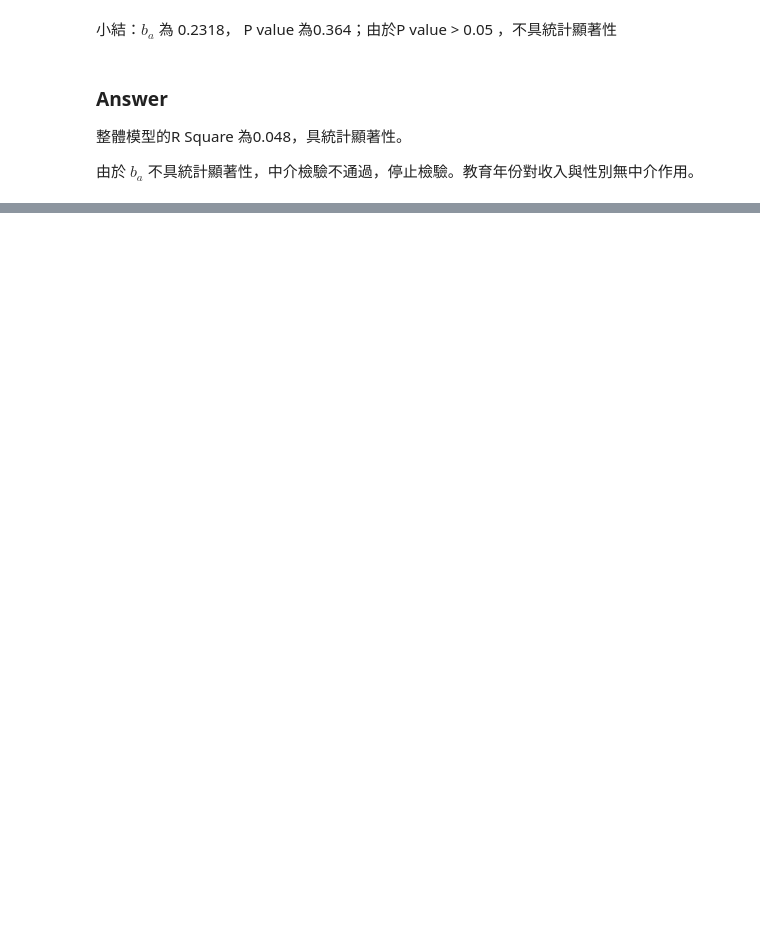
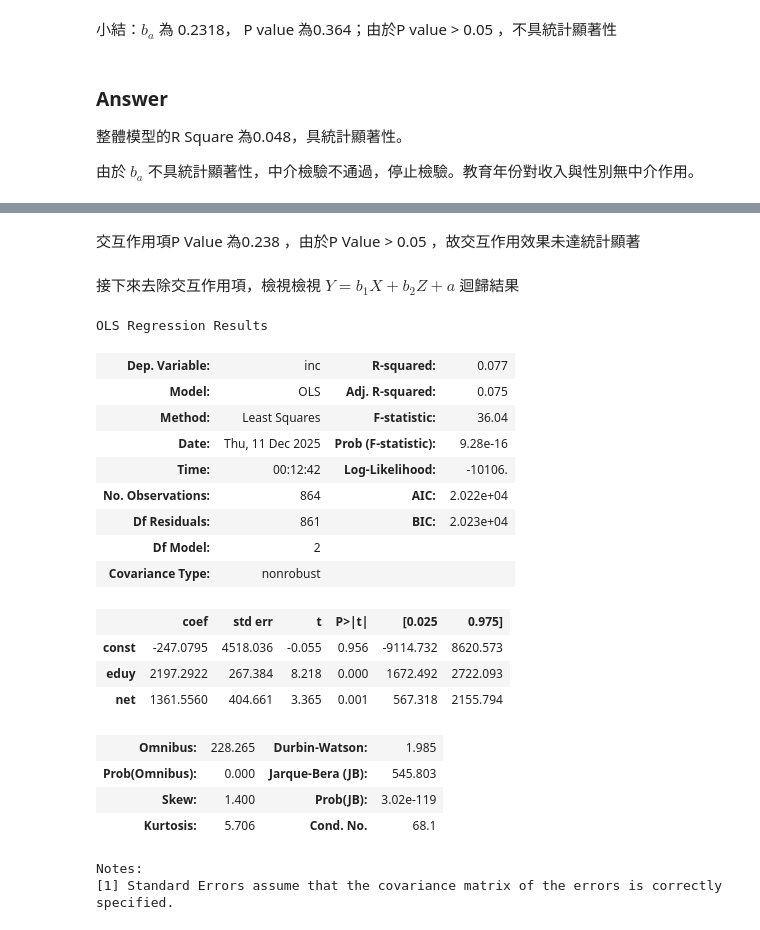
Before and after one commit to WendellLiu/ntpu-social-data-analysis, a Jupyter notebook: notebooks/20251206_homework.ipynb, the cells around one changed output, grey strips where cells are left out. Saved outputs shown, nothing was run; the diff lists cells and outputs as text; code cells hidden in the pictures; blank space fills up the shorter version.

```diff
--- a/notebooks/20251206_homework.ipynb
+++ b/notebooks/20251206_homework.ipynb
@@ -110,0 +165,27 @@ Notes:
+# %% [markdown]
+交互作用項P Value 為0.238 ，由於P Value > 0.05 ，故交互作用效果未達統計顯著
+# %% [markdown]
+接下來去除交互作用項，檢視檢視 $Y = b_1X + b_2Z + a $ 迴歸結果
+# %%
+reports['main_effects_summary']
+# %% [output]
+OLS Regression Results
+| Dep. Variable: | inc | R-squared: | 0.077 |
+| Model: | OLS | Adj. R-squared: | 0.075 |
+| Method: | Least Squares | F-statistic: | 36.04 |
+| Date: | Thu, 11 Dec 2025 | Prob (F-statistic): | 9.28e-16 |
+| Time: | 00:12:42 | Log-Likelihood: | -10106. |
+| No. Observations: | 864 | AIC: | 2.022e+04 |
+| Df Residuals: | 861 | BIC: | 2.023e+04 |
+| Df Model: | 2 |  |  |
+| Covariance Type: | nonrobust |  |  |
+|  | coef | std err | t | P>|t| | [0.025 | 0.975] |
+| const | -247.0795 | 4518.036 | -0.055 | 0.956 | -9114.732 | 8620.573 |
+| eduy | 2197.2922 | 267.384 | 8.218 | 0.000 | 1672.492 | 2722.093 |
+| net | 1361.5560 | 404.661 | 3.365 | 0.001 | 567.318 | 2155.794 |
+| Omnibus: | 228.265 | Durbin-Watson: | 1.985 |
+| Prob(Omnibus): | 0.000 | Jarque-Bera (JB): | 545.803 |
+| Skew: | 1.400 | Prob(JB): | 3.02e-119 |
+| Kurtosis: | 5.706 | Cond. No. | 68.1 |
+Notes:
+[1] Standard Errors assume that the covariance matrix of the errors is correctly specified.
```
Also changed, not shown: parts of 12 cells of this notebook, 1 other file.
